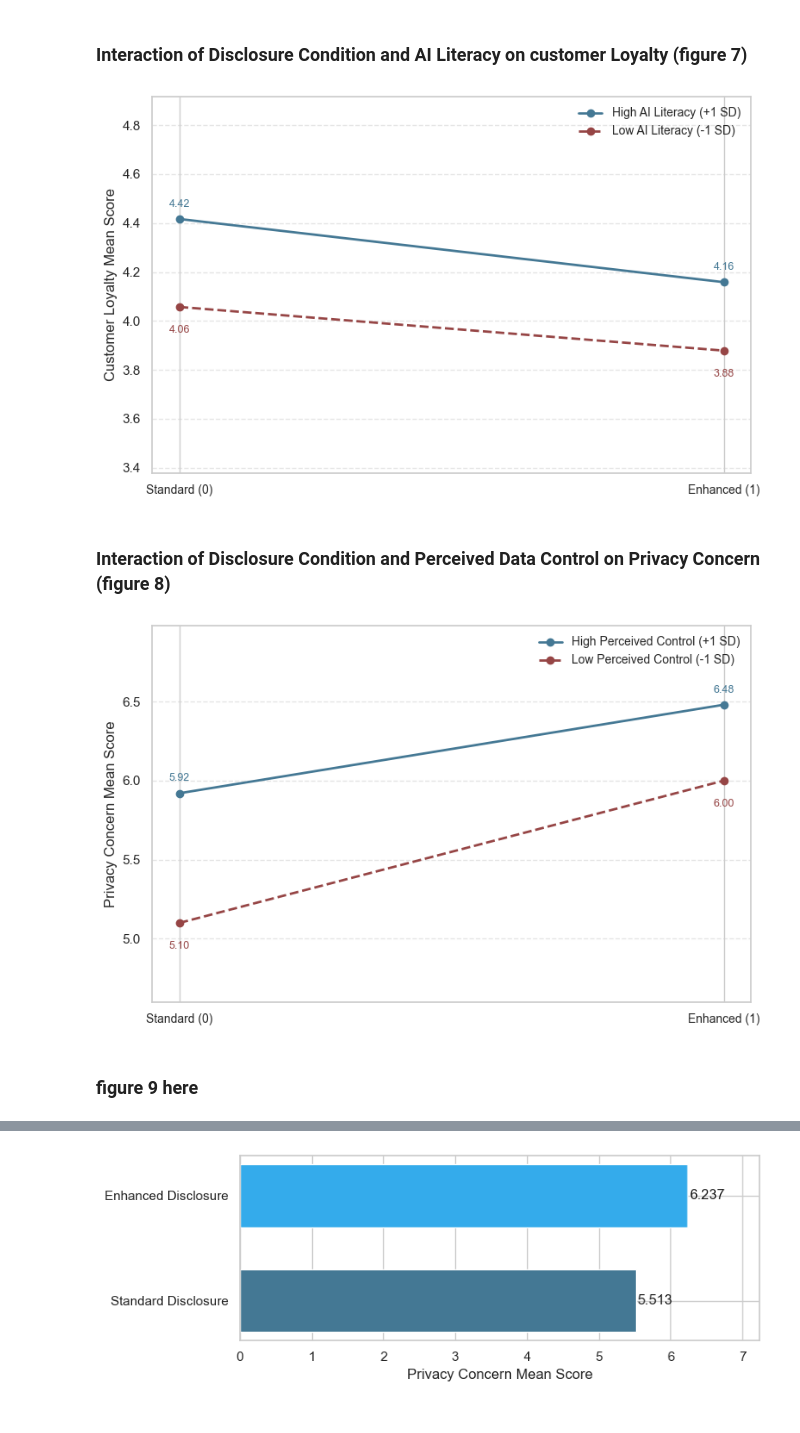
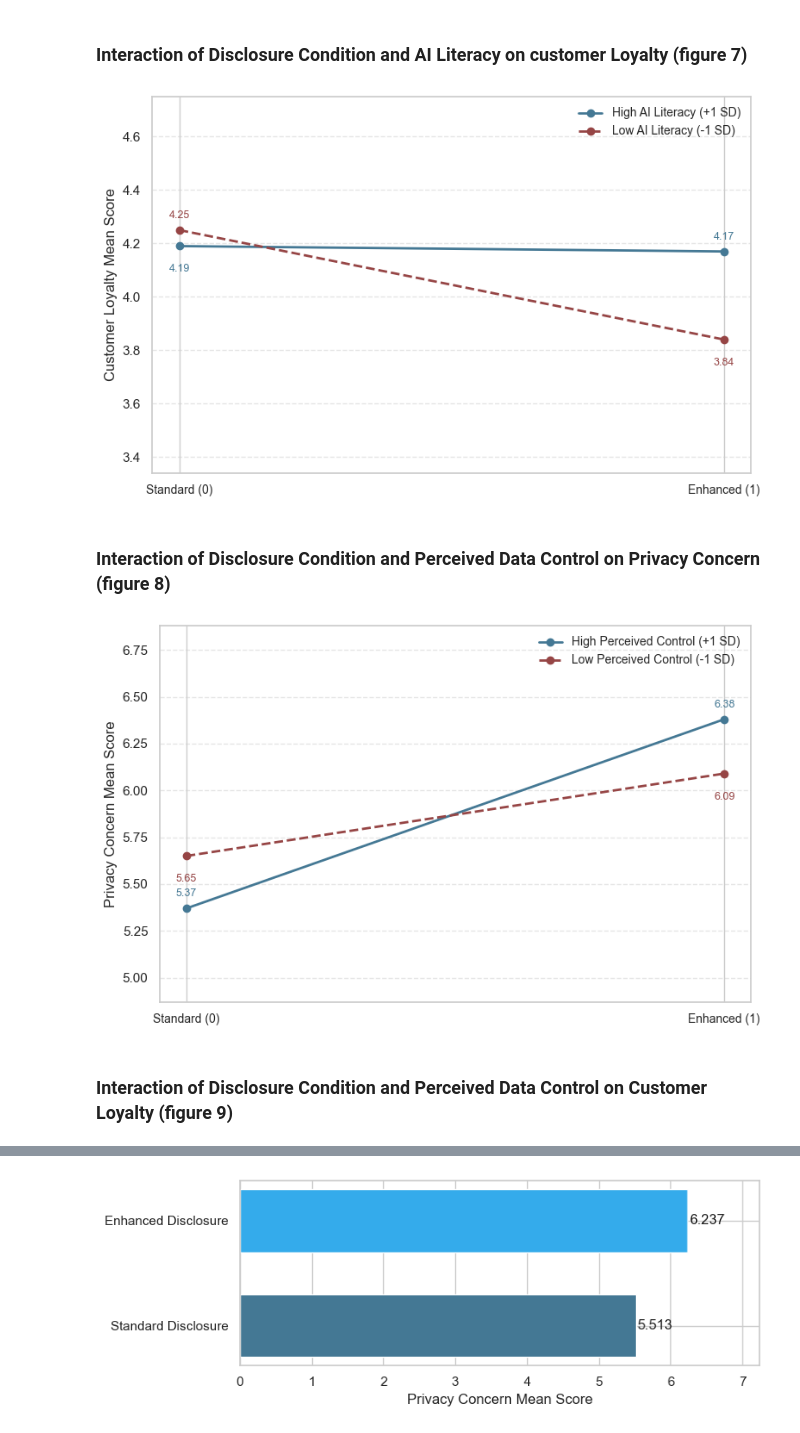
Before and after one commit to nichichan/final_thesis_data_analysis, a Jupyter notebook: Thesis Final Analysis/reliability_test_final.ipynb, the cells around one changed output, grey strips where cells are left out. Cells and saved outputs as stored; diff of their text form; code cells hidden in the pictures.

```diff
--- a/Thesis Final Analysis/reliability_test_final.ipynb
+++ b/Thesis Final Analysis/reliability_test_final.ipynb
@@ -1012,36 +1032,13 @@ plt.show()
 ### Interaction of Disclosure Condition and AI Literacy on customer Loyalty (figure 7)
 # %%
 import matplotlib.pyplot as plt
-import numpy as np
-import pandas as pd
 
 conditions = ['Standard (0)', 'Enhanced (1)']
 condition_codes = [0, 1]
 
-loyalty_cols = scales.get('Customer Loyalty', [])
-ai_cols = scales.get('AI Literacy', [])
-
-if not loyalty_cols or not ai_cols:
-    raise ValueError('Customer Loyalty or AI Literacy scale not found in the notebook data.')
-
-analysis_df = responses.loc[2:, loyalty_cols + ai_cols + ['Condition']].copy()
-analysis_df[loyalty_cols + ai_cols] = analysis_df[loyalty_cols + ai_cols].replace(likert_map).apply(pd.to_numeric, errors='coerce')
-analysis_df = analysis_df.dropna(subset=loyalty_cols + ai_cols + ['Condition'])
-analysis_df['Loyalty'] = analysis_df[loyalty_cols].mean(axis=1)
-analysis_df['AI_Literacy'] = analysis_df[ai_cols].mean(axis=1)
-median_ai = analysis_df['AI_Literacy'].median()
-analysis_df['AI_group'] = np.where(analysis_df['AI_Literacy'] > median_ai, 'High', 'Low')
-
-loyalty_means = analysis_df.groupby(['AI_group', 'Condition'])['Loyalty'].mean().unstack()
-
-loyalty_low = [
-    loyalty_means.at['Low', 'Low'],
-    loyalty_means.at['Low', 'High']
-]
-loyalty_high = [
-    loyalty_means.at['High', 'Low'],
-    loyalty_means.at['High', 'High']
-]
+# Model-predicted values calculated precisely at +/- 1 SD from the regression coefficients
+loyalty_low = [4.25, 3.84]   # [Standard Low AI, Enhanced Low AI]  -> Slope = -0.4168
+loyalty_high = [4.19, 4.17]  # [Standard High AI, Enhanced High AI] -> Slope = -0.0185
 
 fig, ax = plt.subplots(figsize=(8, 5))
 ax.plot(condition_codes, loyalty_high, marker='o', color='#447894', linestyle='-', linewidth=2, label='High AI Literacy (+1 SD)')
@@ -1050,54 +1047,62 @@ ax.plot(condition_codes, loyalty_low, marker='o', color='#964545', linestyle='--
 ax.set_xticks(condition_codes)
 ax.set_xticklabels(conditions, fontsize=10)
 ax.set_ylabel('Customer Loyalty Mean Score', fontsize=12)
+
+# Dynamic padding for the Y-axis scale
 ax.set_ylim(min(min(loyalty_low), min(loyalty_high)) - 0.5, max(max(loyalty_low), max(loyalty_high)) + 0.5)
 ax.legend(frameon=False, fontsize=10)
 ax.grid(axis='y', linestyle='--', alpha=0.5)
 
+# Annotate points with clean vertical placement offsets
 for x_val, y_val in zip(condition_codes, loyalty_low):
-    ax.annotate(f'{y_val:.2f}', xy=(x_val, y_val), xytext=(0, -15), textcoords='offset points',
-                ha='center', va='top', color='#964545', fontsize=9)
+    offset = 8 if x_val == 0 else -15
+    va_dir = 'bottom' if x_val == 0 else 'top'
+    ax.annotate(f'{y_val:.2f}', xy=(x_val, y_val), xytext=(0, offset), textcoords='offset points',
+                ha='center', va=va_dir, color='#964545', fontsize=9)
+
 for x_val, y_val in zip(condition_codes, loyalty_high):
-    ax.annotate(f'{y_val:.2f}', xy=(x_val, y_val), xytext=(0, 8), textcoords='offset points',
-                ha='center', va='bottom', color='#447894', fontsize=9)
+    offset = -15 if x_val == 0 else 8
+    va_dir = 'top' if x_val == 0 else 'bottom'
+    ax.annotate(f'{y_val:.2f}', xy=(x_val, y_val), xytext=(0, offset), textcoords='offset points',
+                ha='center', va=va_dir, color='#447894', fontsize=9)
 
 fig.tight_layout()
 plt.show()
 # %% [output]
-[figure, old version]
+[figure, new version]
 # %% [markdown]
 ### Interaction of Disclosure Condition and Perceived Data Control on Privacy Concern (figure 8)
 # %%
 import matplotlib.pyplot as plt
 
 conditions = ['Standard (0)', 'Enhanced (1)']
 condition_codes = [0, 1]
 
 # Replace these with your actual means:
-privacy_low = [5.10, 6.00]   # [Standard LowControl, Enhanced LowControl]
-privacy_high = [5.92, 6.48]  # [Standard HighControl, Enhanced HighControl]
+privacy_low = [5.65, 6.09]   # [Standard LowControl, Enhanced LowControl]
+privacy_high = [5.37, 6.38]  # [Standard HighControl, Enhanced HighControl]
 
 fig, ax = plt.subplots(figsize=(8, 5))
 ax.plot(condition_codes, privacy_high, marker='o', color='#447894', linestyle='-', linewidth=2, label='High Perceived Control (+1 SD)')
 ax.plot(condition_codes, privacy_low,  marker='o', color='#964545', linestyle='--', linewidth=2, label='Low Perceived Control (-1 SD)')
 
 ax.set_xticks(condition_codes)
 ax.set_xticklabels(conditions, fontsize=10)
 ax.set_ylabel('Privacy Concern Mean Score', fontsize=12)
 ax.set_ylim(min(min(privacy_low), min(privacy_high)) - 0.5, max(max(privacy_low), max(privacy_high)) + 0.5)
 ax.legend(frameon=False, fontsize=10)
 ax.grid(axis='y', linestyle='--', alpha=0.5)
 
 for x_val, y_val in zip(condition_codes, privacy_low):
     ax.annotate(f'{y_val:.2f}', xy=(x_val, y_val), xytext=(0, -15), textcoords='offset points',
                 ha='center', va='top', color='#964545', fontsize=9)
 for x_val, y_val in zip(condition_codes, privacy_high):
     ax.annotate(f'{y_val:.2f}', xy=(x_val, y_val), xytext=(0, 8), textcoords='offset points',
                 ha='center', va='bottom', color='#447894', fontsize=9)
 
 fig.tight_layout()
 plt.show()
 # %% [output]
-[figure, old version]
+[figure, new version]
 # %% [markdown]
-### figure 9 here
+### Interaction of Disclosure Condition and Perceived Data Control  on Customer Loyalty (figure 9)
```
Also changed, not shown: parts of 4 cells of this notebook.
